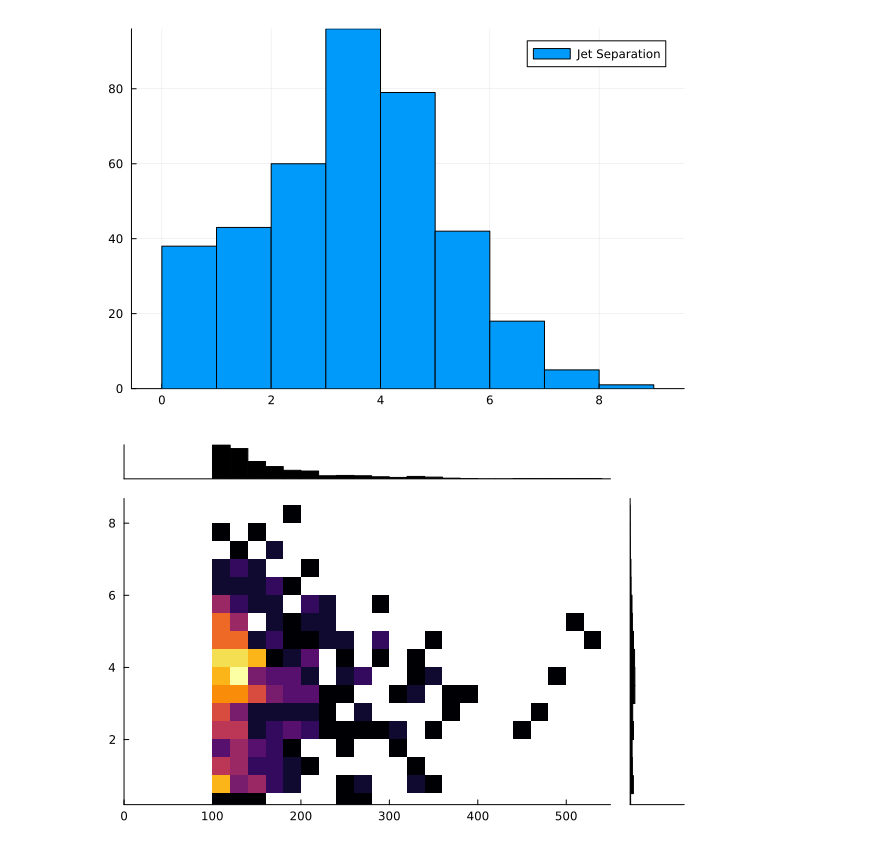
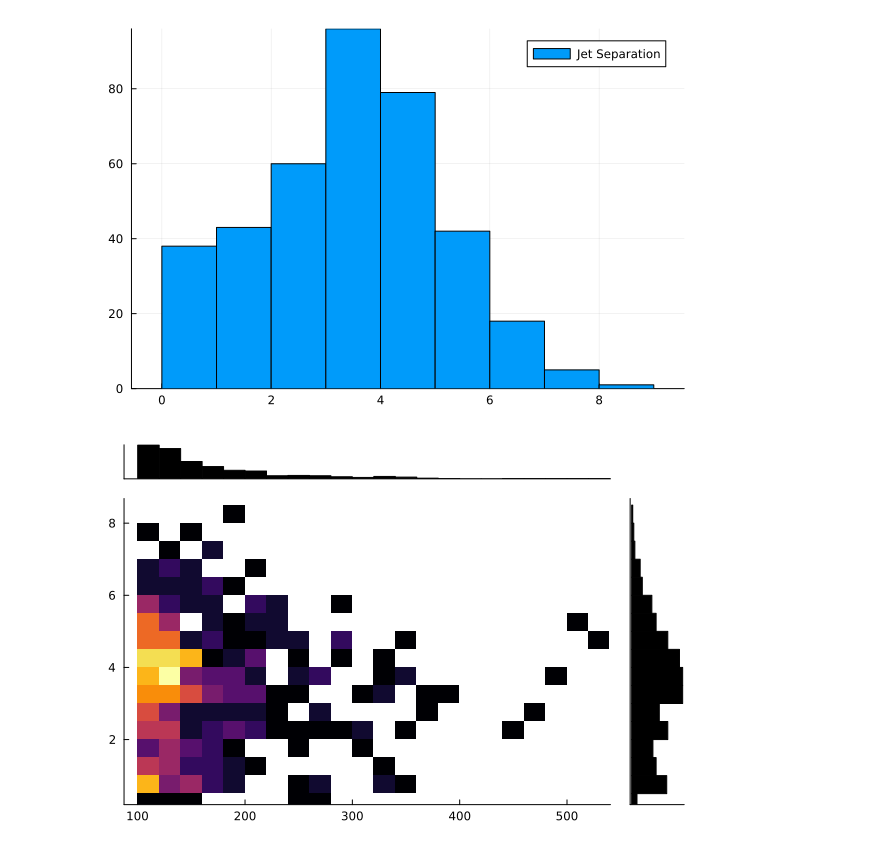
Before and after one commit to JuliaHEP/JuliaHEP-2023, a Jupyter notebook: julia-intro/docs/julia-intro-dataframes.ipynb, the cells around one changed output. Drawn from its saved outputs; the diff is of its cells as text; code cells hidden in the pictures.

```diff
--- a/julia-intro/docs/julia-intro-dataframes.ipynb
+++ b/julia-intro/docs/julia-intro-dataframes.ipynb
@@ -633,6 +646,6 @@ Now we can look at the distribution of the separation:
 # %% [output]
 [figure]
 # %%
-@df interesting_jets marginalhist(:PRI_jet_leading_pt, :Jet_distance, label="Jet Separation by Primary pT", bins=20, xlims=(0, 550))
+@df interesting_jets marginalhist(:PRI_jet_leading_pt, :Jet_distance, label="Jet Separation by Primary pT", bins=20)
 # %% [output]
-[figure, old version]
+[figure, new version]
```
Also changed, not shown: parts of 9 cells of this notebook, 1 other file.
